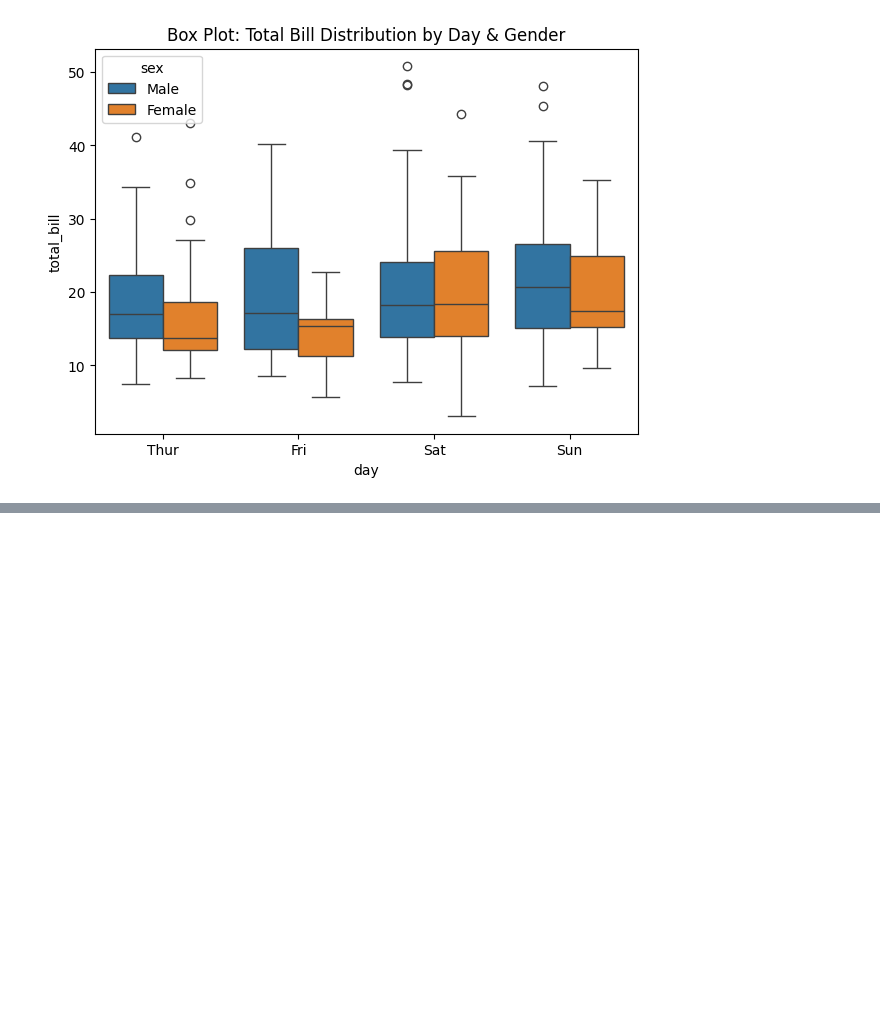
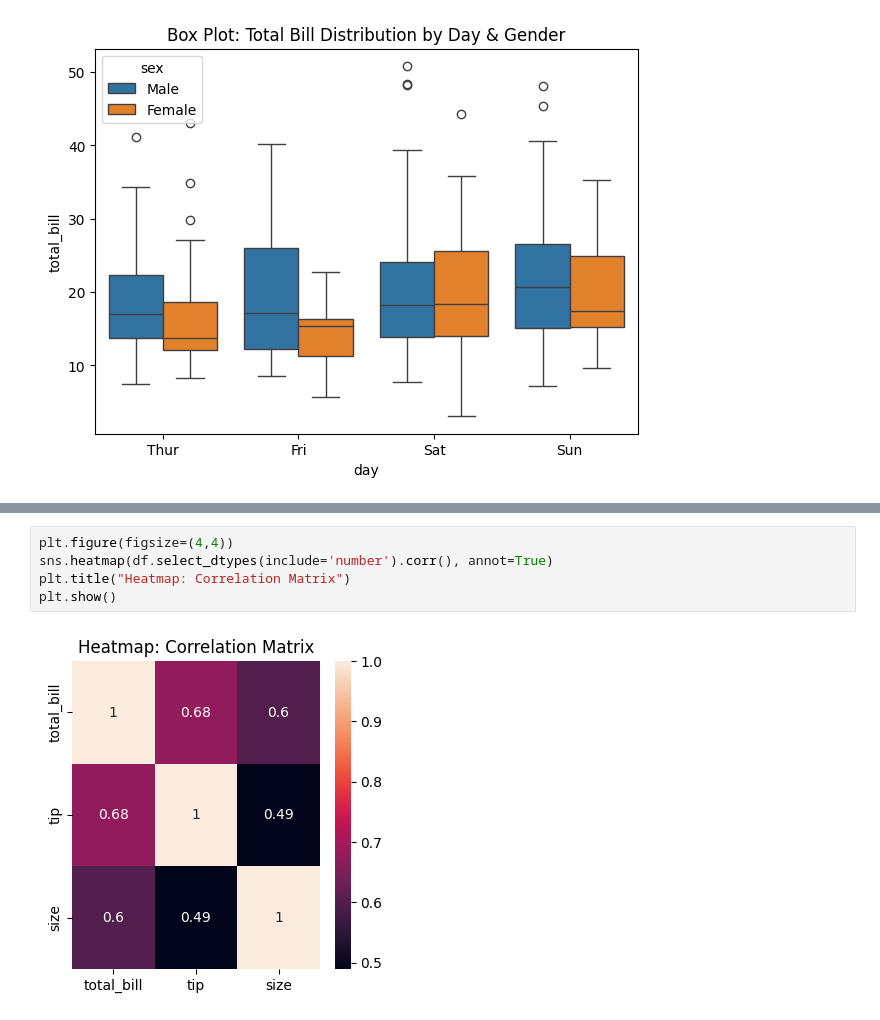
Before and after one commit to Ishan1012/python-chestsheets, a Jupyter notebook: matplotlib cheatsheet.ipynb, the cells around one changed output, grey strips where cells are left out. Cells and saved outputs as stored; diff of their text form; blank space fills up the shorter version.

```diff
--- a/matplotlib cheatsheet.ipynb
+++ b/matplotlib cheatsheet.ipynb
@@ -310,0 +320,7 @@ plt.show()
+# %%
+plt.figure(figsize=(4,4))
+sns.heatmap(df.select_dtypes(include='number').corr(), annot=True)
+plt.title("Heatmap: Correlation Matrix")
+plt.show()
+# %% [output]
+[figure, added]
```
Also changed, not shown: parts of 7 cells of this notebook.
